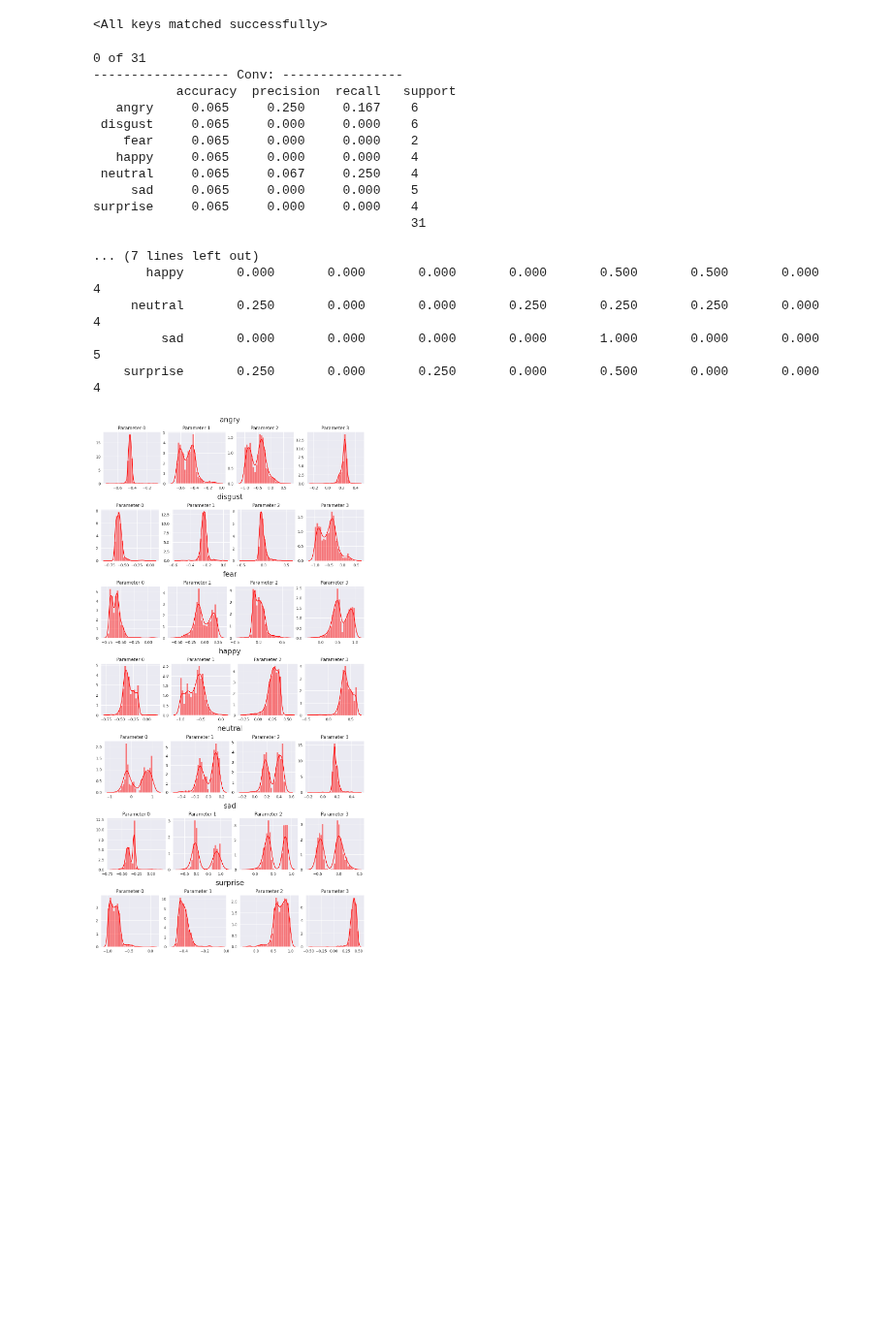
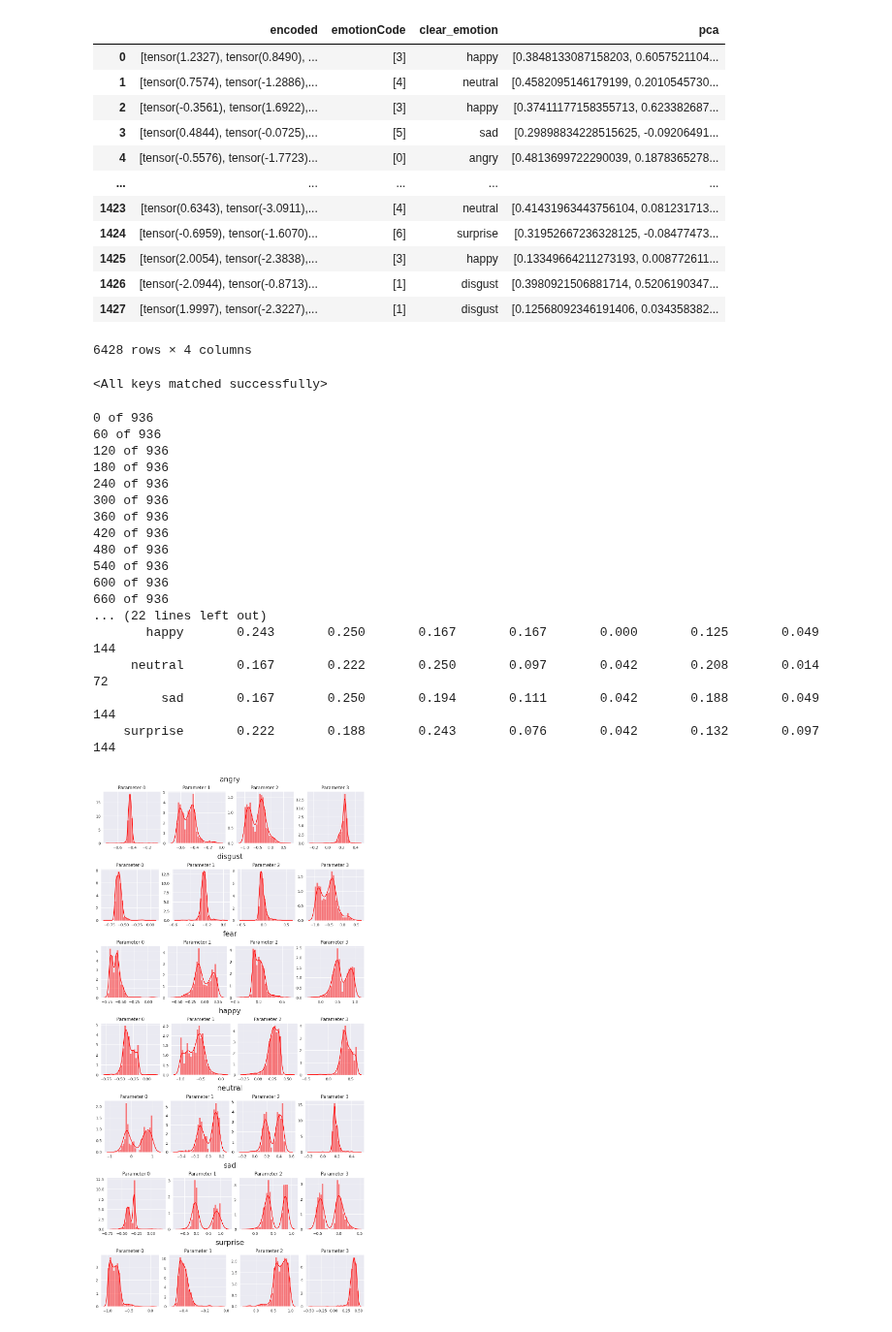
Before and after one commit to BlackFox1197/masterarbeit_programming, a Jupyter notebook: notebooks_clip/eval/eval_clip_model.ipynb, the cells around one changed output. Shown at 97% size. Drawn from its saved outputs; the diff is of its cells as text; code cells hidden in the pictures; blank space fills up the shorter version.

```diff
--- a/notebooks/eval_notebooks/eval_clip_model.ipynb
+++ b/notebooks_clip/eval/eval_clip_model.ipynb
@@ -12,11 +12,30 @@ device = "cuda" if torch.cuda.is_available() else "cpu"
 batch_size = 6
 
 data_set= ss_encoded_dataset_full(
-    csvPath="/home/ckwdani/Programming/Projects/masterarbeit/Jupyter/mainProject/notebooks/content/data/encoder_datasets/allEncodings_clip_like_induced.pkl", device="cuda")
+    csvPath="/home/ckwdani/Programming/Projects/masterarbeit/Jupyter/mainProject/notebooks/content/data/encoder_datasets/encodings_justCafe.pkl", device="cuda")
+
+data_set1= ss_encoded_dataset_full(
+    csvPath="/home/ckwdani/Programming/Projects/masterarbeit/Jupyter/mainProject/notebooks/content/data/encoder_datasets/full_encodings_with_umap.pkl", device="cuda")
 
 
-model = SSClipBasedModel().to(device)
+model = SSClipBasedModel(eval_mode=True).to(device)
 
 trainDS, testDs = train_val_dataset(data_set, val_split=0.1, seed=100)
 trainDS, valDs = train_val_dataset(trainDS, val_split=0.1, seed=100)
+# %%
+data_set1.encoded_dataset.encodedData
+# %% [output]
+|  | encoded | emotionCode | clear_emotion | pca |
+| 0 | [tensor(1.2327), tensor(0.8490), ... | [3] | happy | [0.3848133087158203, 0.6057521104... |
+| 1 | [tensor(0.7574), tensor(-1.2886),... | [4] | neutral | [0.4582095146179199, 0.2010545730... |
+| 2 | [tensor(-0.3561), tensor(1.6922),... | [3] | happy | [0.37411177158355713, 0.623382687... |
+| 3 | [tensor(0.4844), tensor(-0.0725),... | [5] | sad | [0.29898834228515625, -0.09206491... |
+| 4 | [tensor(-0.5576), tensor(-1.7723)... | [0] | angry | [0.4813699722290039, 0.1878365278... |
+| ... | ... | ... | ... | ... |
+| 1423 | [tensor(0.6343), tensor(-3.0911),... | [4] | neutral | [0.41431963443756104, 0.081231713... |
+| 1424 | [tensor(-0.6959), tensor(-1.6070)... | [6] | surprise | [0.31952667236328125, -0.08477473... |
+| 1425 | [tensor(2.0054), tensor(-2.3838),... | [3] | happy | [0.13349664211273193, 0.008772611... |
+| 1426 | [tensor(-2.0944), tensor(-0.8713)... | [1] | disgust | [0.3980921506881714, 0.5206190347... |
+| 1427 | [tensor(1.9997), tensor(-2.3227),... | [1] | disgust | [0.12568092346191406, 0.034358382... |
+6428 rows × 4 columns
 # %%
@@ -26,30 +45,30 @@ model.load_state_dict(torch.load("/home/ckwdani/Programming/Projects/masterarbei
 # %%
 from utils.utils__evalutation import evaluate
 from utils.eval_utils import classificationReport, confusion_matrix
-trueConv, predsConv = evaluate("cuda", model, valDs, batch_size)
+trueConv, predsConv = evaluate("cuda", model, data_set, batch_size)
 print("------------------ Conv: ----------------")
 classificationReport(trueConv, predsConv, data_set.encoded_dataset.label_list)
 confusion_matrix(trueConv, predsConv, data_set.encoded_dataset.label_list)
 
 print()
 # %% [output]
-0 of 31
------------------- Conv: ----------------
-           accuracy  precision  recall   support
-   angry     0.065     0.250     0.167    6
- disgust     0.065     0.000     0.000    6
-    fear     0.065     0.000     0.000    2
-   happy     0.065     0.000     0.000    4
- neutral     0.065     0.067     0.250    4
-     sad     0.065     0.000     0.000    5
-surprise     0.065     0.000     0.000    4
-                                          31
-
-... (7 lines left out)
-       happy       0.000       0.000       0.000       0.000       0.500       0.500       0.000          4
-     neutral       0.250       0.000       0.000       0.250       0.250       0.250       0.000          4
-         sad       0.000       0.000       0.000       0.000       1.000       0.000       0.000          5
-    surprise       0.250       0.000       0.250       0.000       0.500       0.000       0.000          4
+0 of 936
+60 of 936
+120 of 936
+180 of 936
+240 of 936
+300 of 936
+360 of 936
+420 of 936
+480 of 936
+540 of 936
+600 of 936
+660 of 936
+... (22 lines left out)
+       happy       0.243       0.250       0.167       0.167       0.000       0.125       0.049        144
+     neutral       0.167       0.222       0.250       0.097       0.042       0.208       0.014         72
+         sad       0.167       0.250       0.194       0.111       0.042       0.188       0.049        144
+    surprise       0.222       0.188       0.243       0.076       0.042       0.132       0.097        144
 # %%
 import umap
 import pandas as pd
```
Also changed, not shown: parts of 3 cells of this notebook, 17 other files.
